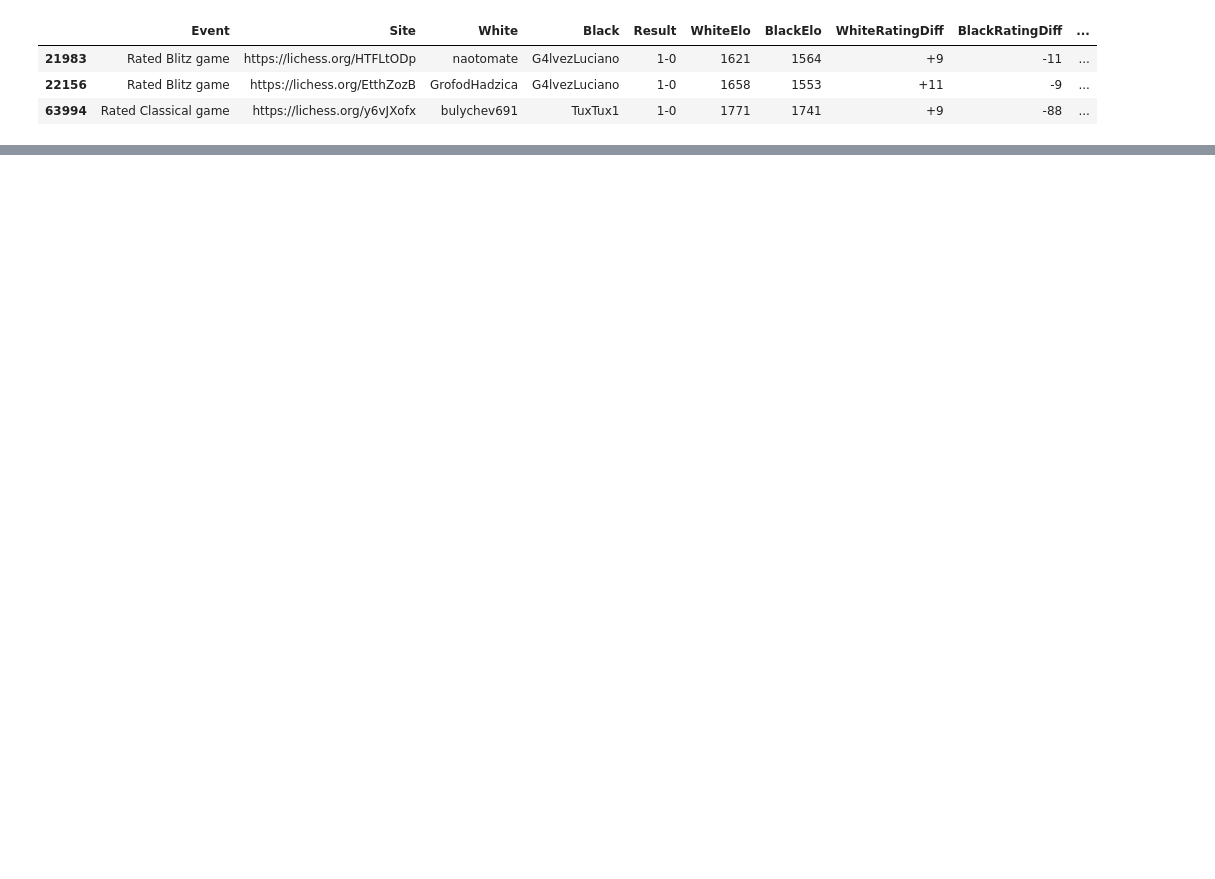
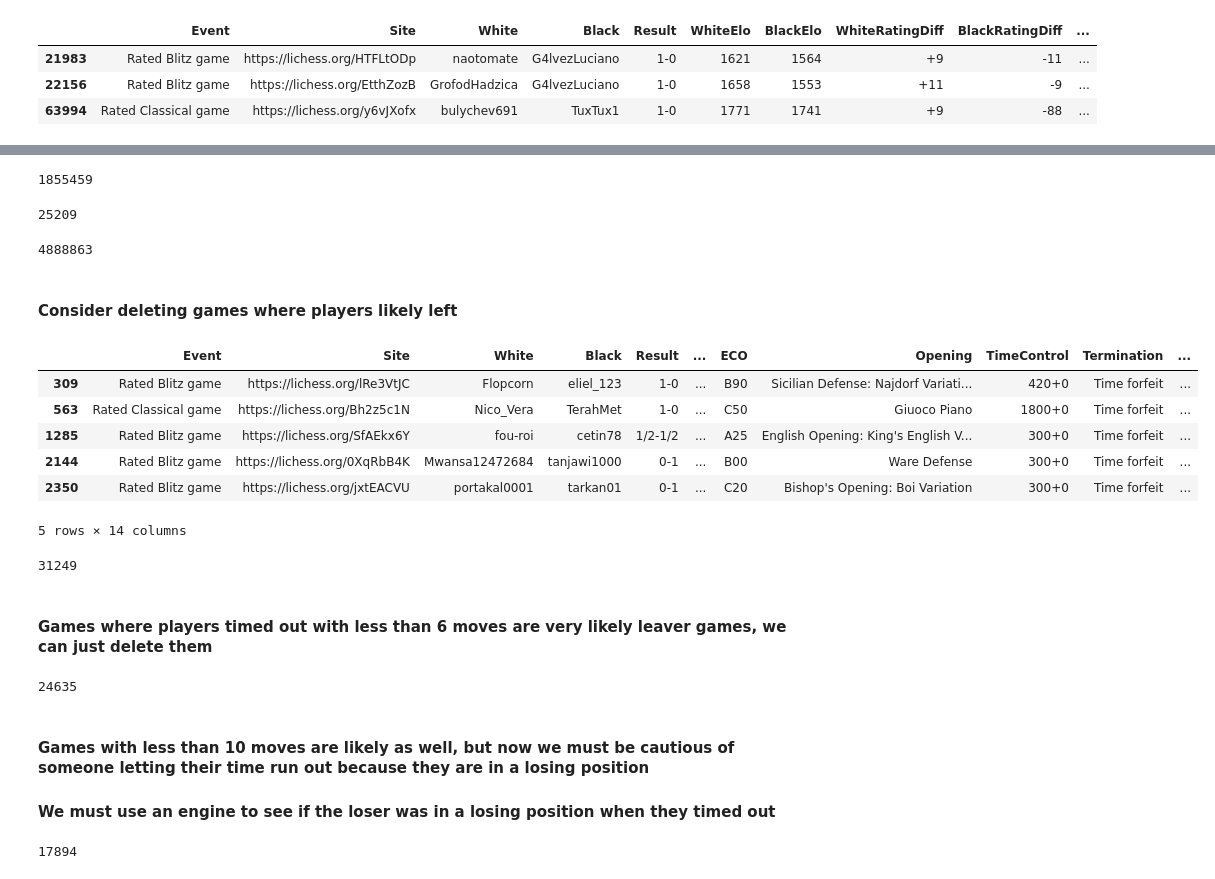
Before and after one commit to ielo03/chess-openings-analysis, a Jupyter notebook: BadGameRemoval.ipynb, the cells around one changed output, grey strips where cells are left out. Drawn from its saved outputs; the diff is of its cells as text; code cells hidden in the pictures; blank space fills up the shorter version.

Commit message:
Removed bad games

```diff
--- a/BadGameRemoval.ipynb
+++ b/BadGameRemoval.ipynb
@@ -110,0 +227,46 @@ delete_rules_infraction(df)
+# %%
+delete_bullet(df)
+# %% [output]
+1855459
+# %%
+delete_correspondence(df)
+# %% [output]
+25209
+# %%
+len(df)
+# %% [output]
+4888863
+# %% [markdown]
+#### Consider deleting games where players likely left
+# %%
+time_forfeit_df = df[df['Termination'] == 'Time forfeit']
+# %%
+time_forfeit_df[(time_forfeit_df['Moves'].str.find('7.') == -1) & (time_forfeit_df['Moves'].str.find('4.') != -1)].head()
+# %% [output]
+|  | Event | Site | White | Black | Result | ... | ECO | Opening | TimeControl | Termination | ... |
+| 309 | Rated Blitz game | https://lichess.org/lRe3VtJC | Flopcorn | eliel_123 | 1-0 | ... | B90 | Sicilian Defense: Najdorf Variati... | 420+0 | Time forfeit | ... |
+| 563 | Rated Classical game | https://lichess.org/Bh2z5c1N | Nico_Vera | TerahMet | 1-0 | ... | C50 | Giuoco Piano | 1800+0 | Time forfeit | ... |
+| 1285 | Rated Blitz game | https://lichess.org/SfAEkx6Y | fou-roi | cetin78 | 1/2-1/2 | ... | A25 | English Opening: King's English V... | 300+0 | Time forfeit | ... |
+| 2144 | Rated Blitz game | https://lichess.org/0XqRbB4K | Mwansa12472684 | tanjawi1000 | 0-1 | ... | B00 | Ware Defense | 300+0 | Time forfeit | ... |
+| 2350 | Rated Blitz game | https://lichess.org/jxtEACVU | portakal0001 | tarkan01 | 0-1 | ... | C20 | Bishop's Opening: Boi Variation | 300+0 | Time forfeit | ... |
+5 rows × 14 columns
+# %%
+games_u6_df = time_forfeit_df[(time_forfeit_df['Moves'].str.find('6.') == -1)]
+len(games_u6_df)
+# %% [output]
+31249
+# %% [markdown]
+#### Games where players timed out with less than 6 moves are very likely leaver games, we can just delete them
+# %%
+games_u10_6a_df = time_forfeit_df[(time_forfeit_df['Moves'].str.find('10.') == -1) & (time_forfeit_df['Moves'].str.find('6.') != -1)]
+len(games_u10_6a_df)
+# %% [output]
+24635
+# %% [markdown]
+#### Games with less than 10 moves are likely as well, but now we must be cautious of someone letting their time run out because they are in a losing position
+#### We must use an engine to see if the loser was in a losing position when they timed out
+# %%
+u10_6a_leavers_idx = get_predicted_leaver(games_u10_6a_df, -250)
+len(u10_6a_leavers_idx)
+# %% [output]
+17894
```
Also changed, not shown: parts of 20 cells of this notebook.
